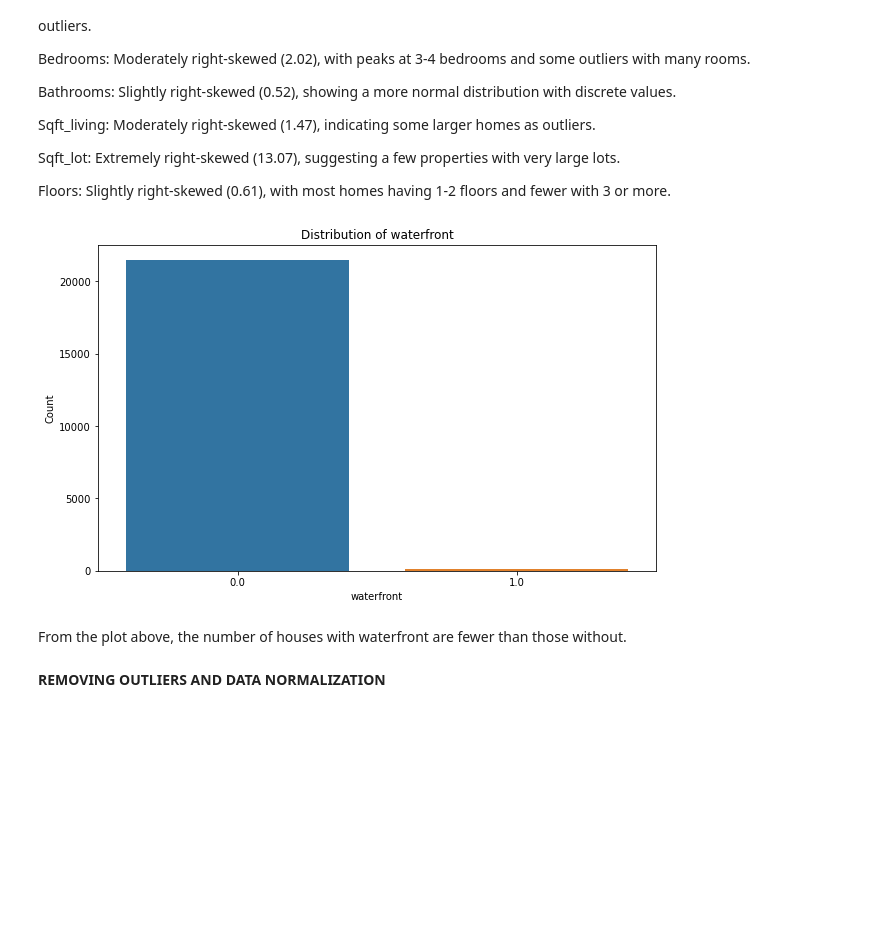
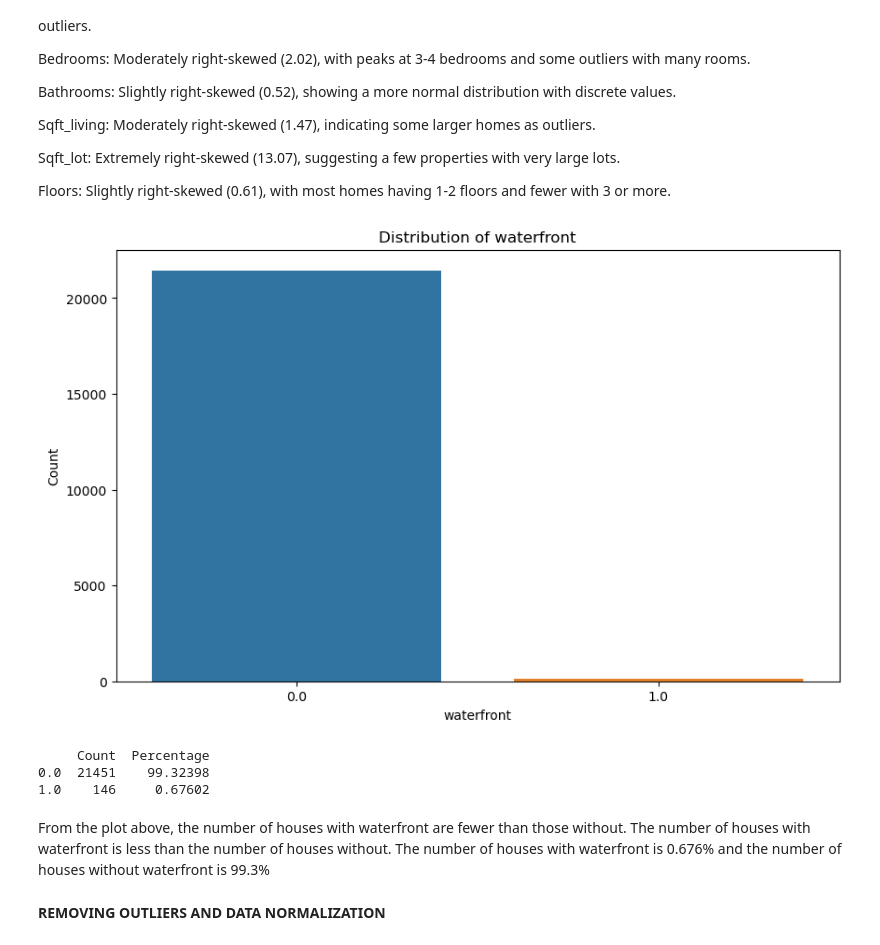
Before and after one commit to Anniemarie001/Linear-Regression-GRP16, a Jupyter notebook: index.ipynb, the cells around one changed output. Drawn from its saved outputs; the diff is of its cells as text; code cells hidden in the pictures; blank space fills up the shorter version.

Commit message:
data preprocessing and handling outliers completed

```diff
--- a/index.ipynb
+++ b/index.ipynb
@@ -388,17 +405,38 @@ Floors: Slightly right-skewed (0.61), with most homes having 1-2 floors and fewe
 # %%
 # 3. Categorical Variables Trends
 categorical_vars = ['waterfront']  # Example categorical variables
 for var in categorical_vars:
     plt.figure(figsize=(10, 6))
-    sns.countplot(x=var, data=df_cleaned)
+    sns.countplot(x=var, data=df)
     plt.title(f'Distribution of {var}')
     plt.xlabel(var)
     plt.ylabel('Count')
     plt.show()
 # %% [output]
-[figure, old version]
+[figure, new version]
+# %%
+# Assuming your DataFrame is named 'df'
+waterfront_counts = df['waterfront'].value_counts()
+waterfront_percentages = df['waterfront'].value_counts(normalize=True) * 100
+
+# Create a DataFrame to display the results
+waterfront_stats = pd.DataFrame({
+    'Count': waterfront_counts,
+    'Percentage': waterfront_percentages
+})
+
+# Sort the index to ensure 0 comes before 1
+waterfront_stats = waterfront_stats.sort_index()
+
+print(waterfront_stats)
+# %% [output]
+     Count  Percentage
+0.0  21451    99.32398
+1.0    146     0.67602
 # %% [markdown]
 From the plot above, the number of houses with waterfront are fewer than those without.
+The number of houses with waterfront is less than the number of houses without.
+The number of houses with waterfront is 0.676% and the number of houses without waterfront is 99.3%
 # %% [markdown]
 **REMOVING OUTLIERS AND DATA NORMALIZATION**
 # %%
```
Also changed, not shown: parts of 5 cells of this notebook.
